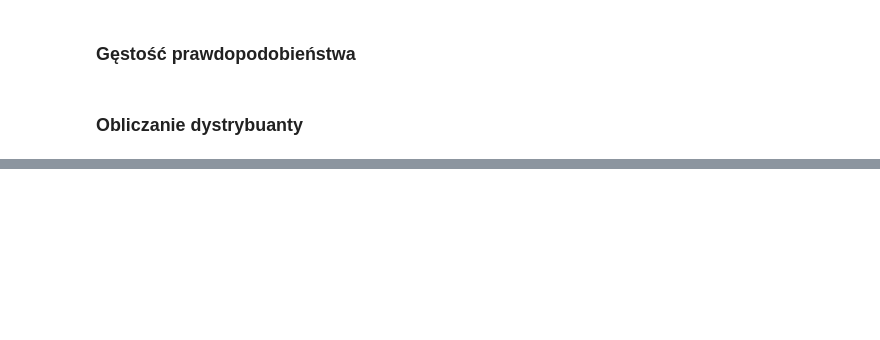
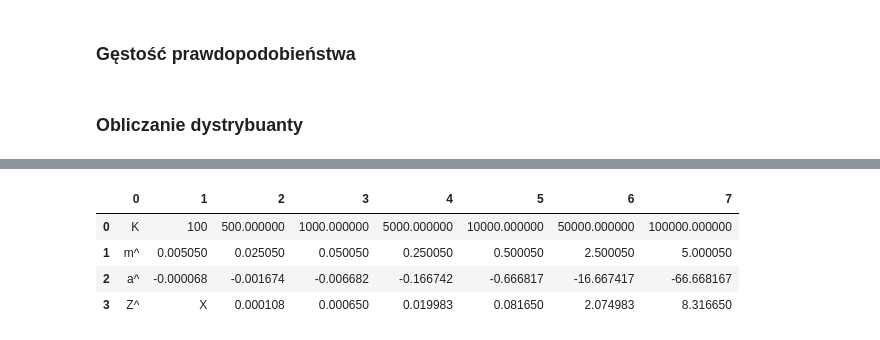
Before and after one commit to mbrunka/stochastyka-white-noise, a Jupyter notebook: main.ipynb, the cells around one changed output, grey strips where cells are left out. Cells and saved outputs as stored; diff of their text form; code cells hidden in the pictures; blank space fills up the shorter version.

Commit message:
tabela

```diff
--- a/main.ipynb
+++ b/main.ipynb
@@ -275,0 +242,48 @@ dystrybuanta_slupkowa(szum_bialy, ZAKRES, 30)
+# %%
+import pandas as pd
+
+K = [10**2, 5*10**2, 10**3, 5*10**3, 10**4, 5*10**4, 10**5]
+
+m_dash = [sum(n * 10 ** (-4) for n in range(1, k + 1)) / k for k in K]
+#print(m_dash)
+
+a_dash = [sum((n * 10 ** (-4))**2 - 2*(n * 10 ** (-4)*m_dash[i] + m_dash[i]**2) for n in range(1, k + 1)) / k for i, k in enumerate(K)]
+#print(a_dash)
+
+M = [k - 100 for k in K]
+#print("-------------------------")
+#print(M)
+
+## tabel
+K_t = ["K"] + K
+m_t = ["m^"] + m_dash
+a_t = ["a^"] + a_dash
+
+M.pop(0)
+m_dash.pop(0)
+a_dash.pop(0)
+
+z_dash = [sum((n * 10 ** (-4) - m_dash[i]) * ((n +100) * 10 ** (-4) - m_dash[i]) for n in range(1, m + 1)) / m for i, m in enumerate(M)]
+#print(z_dash)
+
+z_t = ["Z^"] + ["X"] + z_dash
+
+tabela = [K_t, m_t, a_t, z_t]
+
+# Tworzenie ramki danych
+df = pd.DataFrame(tabela)
+
+# Ustawianie odpowiednich właściwości stylu
+df_styled = df.style.set_table_styles([
+    {'selector': 'th', 'props': [('border', '1px solid black')]}, # Styl dla nagłówków
+    {'selector': 'td', 'props': [('border', '1px solid black')]}, # Styl dla komórek
+])
+
+# Rysowanie stylizowanej tabeli w Jupyter Notebook
+df_styled
+# %% [output]
+|  | 0 | 1 | 2 | 3 | 4 | 5 | 6 | 7 |
+| 0 | K | 100 | 500.000000 | 1000.000000 | 5000.000000 | 10000.000000 | 50000.000000 | 100000.000000 |
+| 1 | m^ | 0.005050 | 0.025050 | 0.050050 | 0.250050 | 0.500050 | 2.500050 | 5.000050 |
+| 2 | a^ | -0.000068 | -0.001674 | -0.006682 | -0.166742 | -0.666817 | -16.667417 | -66.668167 |
+| 3 | Z^ | X | 0.000108 | 0.000650 | 0.019983 | 0.081650 | 2.074983 | 8.316650 |
```
Also changed, not shown: parts of 7 cells of this notebook.
